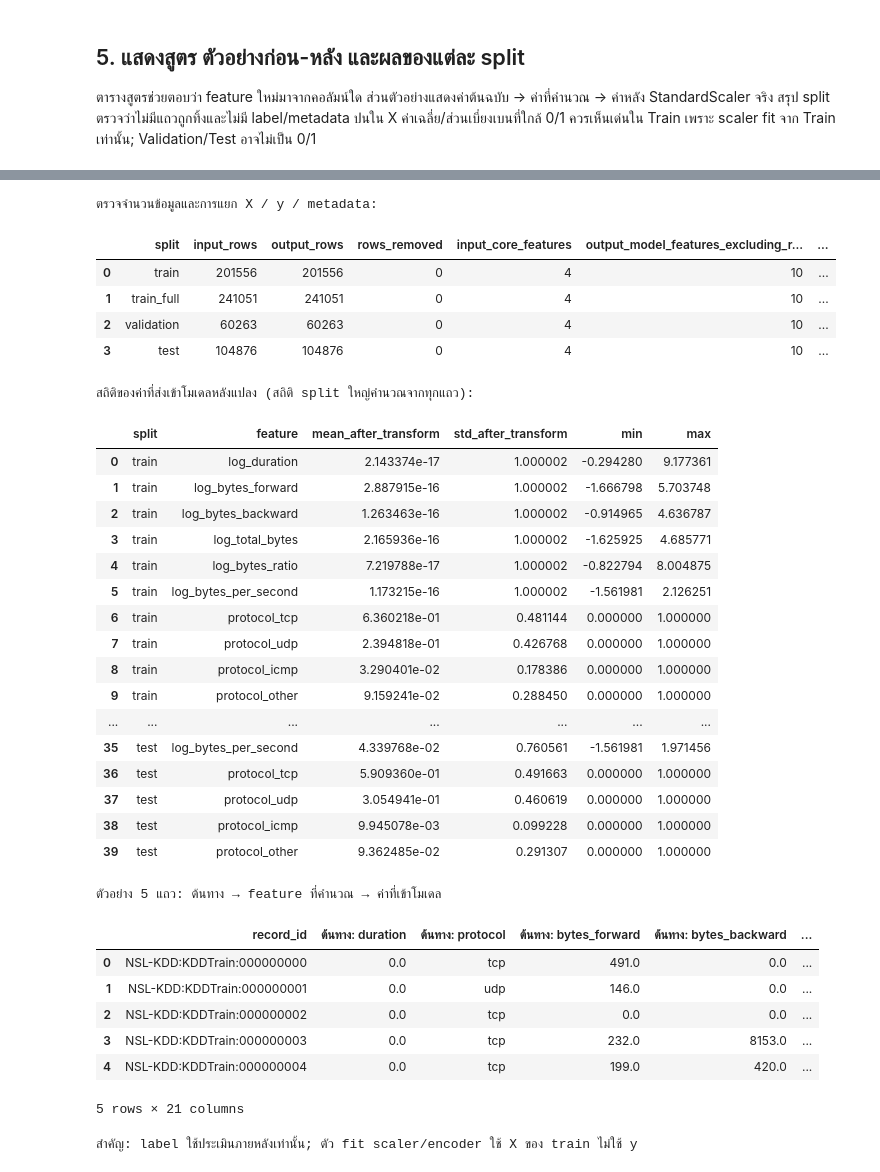
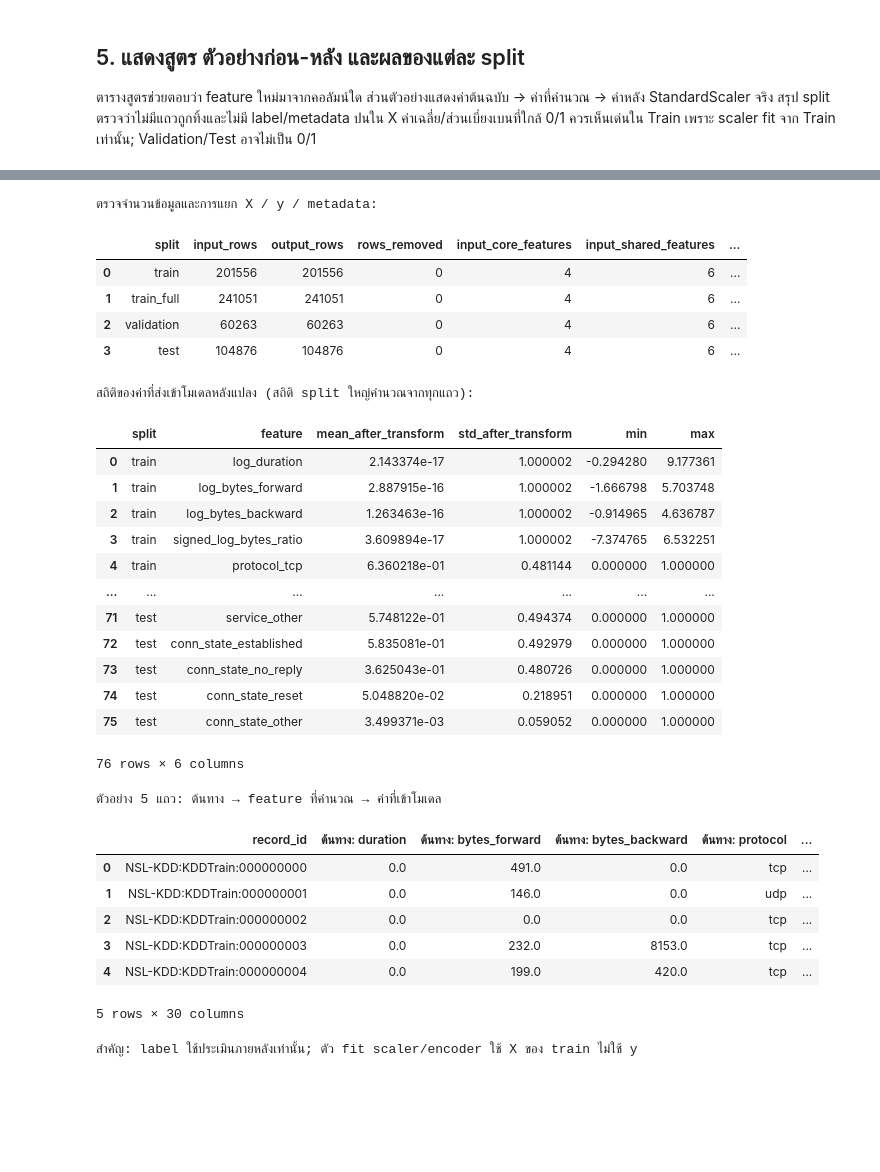
Before and after one commit to kokonj456-dotcom/CSI-ML-Network-Traffic-Detection, a Jupyter notebook: data-pipeline/common/feature_engineering.ipynb, the cells around one changed output, grey strips where cells are left out. Drawn from its saved outputs; the diff is of its cells as text; code cells hidden in the pictures; blank space fills up the shorter version.

```diff
--- a/data-pipeline/common/feature_engineering.ipynb
+++ b/data-pipeline/common/feature_engineering.ipynb
@@ -243,26 +296,27 @@ Core features: ['duration', 'protocol', 'bytes_forward', 'bytes_backward']
 # %%
 feature_schema = json.loads((OUTPUT_ROOT / 'feature_schema.json').read_text(encoding='utf-8'))
 used_core = feature_schema['core_features_used']
+used_inputs = feature_schema['source_features_used']
 numeric_names = feature_schema['numeric_features']
 recipe_rows = []
 recipe_by_name = {
     'log_duration': ('duration', 'log(1 + duration)', 'บีบช่วง duration ที่มีหางยาว'),
     'log_bytes_forward': ('bytes_forward', 'log(1 + bytes_forward)', 'บีบช่วง bytes ทิศทางต้นทาง'),
     'log_bytes_backward': ('bytes_backward', 'log(1 + bytes_backward)', 'บีบช่วง bytes ทิศทางกลับ'),
-    'log_total_bytes': ('bytes_forward + bytes_backward', 'log(1 + ผลรวม bytes)', 'แทนปริมาณข้อมูลรวมสองทิศทาง'),
-    'log_bytes_ratio': ('bytes_forward / (bytes_backward + 1)', 'log(1 + อัตราส่วน bytes)', 'ช่วยเทียบความไม่สมมาตรของ bytes'),
-    'log_bytes_per_second': ('(bytes_forward + bytes_backward) / max(duration, 1e-6)', 'log(1 + bytes ต่อวินาที)', 'แสดงความเข้มข้นของการส่งข้อมูล'),
+    'signed_log_bytes_ratio': ('bytes_forward, bytes_backward', 'log1p(forward) - log1p(backward)', 'ค่าบวกคือขาไปมากกว่า ค่าลบคือขากลับมากกว่า'),
 }
 for output_name in numeric_names:
     source, formula, purpose = recipe_by_name.get(output_name, ('core feature', 'คำนวณตามสูตรใน cell ก่อนหน้า', 'feature เชิงตัวเลขที่ใช้ร่วมได้'))
     recipe_rows.append({'model_feature': output_name, 'source_feature': source,
                         'formula_before_scaling': formula, 'เหตุผล': purpose,
                         'หลังคำนวณ': 'StandardScaler ที่ fit บน Train'})
-for output_name in feature_schema['categorical_features']:
-    recipe_rows.append({'model_feature': output_name, 'source_feature': 'protocol',
-                        'formula_before_scaling': 'One-Hot: protocol เป็น 0/1 ในหมวดที่กำหนด',
-                        'เหตุผล': 'แปลงหมวดข้อความเป็นตัวเลขโดยไม่สร้างลำดับปลอม',
-                        'หลังคำนวณ': 'ไม่ผ่าน StandardScaler'})
+for source_column, output_columns in feature_schema['categorical_feature_groups'].items():
+    for output_name in output_columns:
+        category_name = output_name.removeprefix(source_column + '_')
+        recipe_rows.append({'model_feature': output_name, 'source_feature': source_column,
+                            'formula_before_scaling': f'One-Hot: {source_column} = {category_name}',
+                            'เหตุผล': 'แปลงหมวดข้อความเป็นตัวเลขโดยไม่สร้างลำดับปลอม',
+                            'หลังคำนวณ': 'ไม่ผ่าน StandardScaler'})
 display(pd.DataFrame(recipe_rows))
 
 split_audit_rows, statistic_rows = [], []
@@ -281,6 +335,7 @@ for split_name in SPLITS:
         'split': split_name, 'input_rows': len(source_features), 'output_rows': len(model_features),
         'rows_removed': len(source_features) - len(model_features),
         'input_core_features': len(used_core),
+        'input_shared_features': len(used_inputs),
         'output_model_features_excluding_record_id': model_features.shape[1] - 1,
         'labels_rows_separate': len(output_labels), 'metadata_rows_separate': len(output_metadata),
         'missing_model_values': int(model_features.drop(columns=[KEY]).isna().sum().sum()),
@@ -304,9 +359,9 @@ display(pd.DataFrame(statistic_rows))
 
 train_input = pd.read_csv(BUILD_ROOT / 'splits' / 'train' / 'features.csv', nrows=5)
 train_output = pd.read_csv(OUTPUT_ROOT / 'train' / 'features.csv', nrows=5)
-engineered_preview = _derive(train_input, used_core)
+engineered_preview = _derive(train_input)
 example = pd.DataFrame({'record_id': train_input[KEY].astype(str)})
-for column in used_core:
+for column in used_inputs:
     if column in train_input:
         example[f'ต้นทาง: {column}'] = train_input[column]
 for column in engineered_preview:
@@ -332,33 +393,29 @@ print('สำคัญ: label ใช้ประเมินภายหลั
 ตรวจจำนวนข้อมูลและการแยก X / y / metadata:
-|  | split | input_rows | output_rows | rows_removed | input_core_features | output_model_features_excluding_r... | ... |
-| 0 | train | 201556 | 201556 | 0 | 4 | 10 | ... |
-| 1 | train_full | 241051 | 241051 | 0 | 4 | 10 | ... |
-| 2 | validation | 60263 | 60263 | 0 | 4 | 10 | ... |
-| 3 | test | 104876 | 104876 | 0 | 4 | 10 | ... |
+|  | split | input_rows | output_rows | rows_removed | input_core_features | input_shared_features | ... |
+| 0 | train | 201556 | 201556 | 0 | 4 | 6 | ... |
+| 1 | train_full | 241051 | 241051 | 0 | 4 | 6 | ... |
+| 2 | validation | 60263 | 60263 | 0 | 4 | 6 | ... |
+| 3 | test | 104876 | 104876 | 0 | 4 | 6 | ... |
 สถิติของค่าที่ส่งเข้าโมเดลหลังแปลง (สถิติ split ใหญ่คำนวณจากทุกแถว):
 |  | split | feature | mean_after_transform | std_after_transform | min | max |
 | 0 | train | log_duration | 2.143374e-17 | 1.000002 | -0.294280 | 9.177361 |
 | 1 | train | log_bytes_forward | 2.887915e-16 | 1.000002 | -1.666798 | 5.703748 |
 | 2 | train | log_bytes_backward | 1.263463e-16 | 1.000002 | -0.914965 | 4.636787 |
-| 3 | train | log_total_bytes | 2.165936e-16 | 1.000002 | -1.625925 | 4.685771 |
-| 4 | train | log_bytes_ratio | 7.219788e-17 | 1.000002 | -0.822794 | 8.004875 |
-| 5 | train | log_bytes_per_second | 1.173215e-16 | 1.000002 | -1.561981 | 2.126251 |
-| 6 | train | protocol_tcp | 6.360218e-01 | 0.481144 | 0.000000 | 1.000000 |
-| 7 | train | protocol_udp | 2.394818e-01 | 0.426768 | 0.000000 | 1.000000 |
-| 8 | train | protocol_icmp | 3.290401e-02 | 0.178386 | 0.000000 | 1.000000 |
-| 9 | train | protocol_other | 9.159241e-02 | 0.288450 | 0.000000 | 1.000000 |
+| 3 | train | signed_log_bytes_ratio | 3.609894e-17 | 1.000002 | -7.374765 | 6.532251 |
+| 4 | train | protocol_tcp | 6.360218e-01 | 0.481144 | 0.000000 | 1.000000 |
 | ... | ... | ... | ... | ... | ... | ... |
-| 35 | test | log_bytes_per_second | 4.339768e-02 | 0.760561 | -1.561981 | 1.971456 |
-| 36 | test | protocol_tcp | 5.909360e-01 | 0.491663 | 0.000000 | 1.000000 |
-| 37 | test | protocol_udp | 3.054941e-01 | 0.460619 | 0.000000 | 1.000000 |
-| 38 | test | protocol_icmp | 9.945078e-03 | 0.099228 | 0.000000 | 1.000000 |
-| 39 | test | protocol_other | 9.362485e-02 | 0.291307 | 0.000000 | 1.000000 |
+| 71 | test | service_other | 5.748122e-01 | 0.494374 | 0.000000 | 1.000000 |
+| 72 | test | conn_state_established | 5.835081e-01 | 0.492979 | 0.000000 | 1.000000 |
+| 73 | test | conn_state_no_reply | 3.625043e-01 | 0.480726 | 0.000000 | 1.000000 |
+| 74 | test | conn_state_reset | 5.048820e-02 | 0.218951 | 0.000000 | 1.000000 |
+| 75 | test | conn_state_other | 3.499371e-03 | 0.059052 | 0.000000 | 1.000000 |
-ตัวอย่าง 5 แถว: ต้นทาง → feature ที่คำนวณ → ค่าที่เข้าโมเดล
+76 rows × 6 columns
+ตัวอย่าง 5 แถว: ต้นทาง → feature ที่คำนวณ → ค่าที่เข้าโมเดล
-|  | record_id | ต้นทาง: duration | ต้นทาง: protocol | ต้นทาง: bytes_forward | ต้นทาง: bytes_backward | ... |
-| 0 | NSL-KDD:KDDTrain:000000000 | 0.0 | tcp | 491.0 | 0.0 | ... |
-| 1 | NSL-KDD:KDDTrain:000000001 | 0.0 | udp | 146.0 | 0.0 | ... |
-| 2 | NSL-KDD:KDDTrain:000000002 | 0.0 | tcp | 0.0 | 0.0 | ... |
-| 3 | NSL-KDD:KDDTrain:000000003 | 0.0 | tcp | 232.0 | 8153.0 | ... |
-| 4 | NSL-KDD:KDDTrain:000000004 | 0.0 | tcp | 199.0 | 420.0 | ... |
+|  | record_id | ต้นทาง: duration | ต้นทาง: bytes_forward | ต้นทาง: bytes_backward | ต้นทาง: protocol | ... |
+| 0 | NSL-KDD:KDDTrain:000000000 | 0.0 | 491.0 | 0.0 | tcp | ... |
+| 1 | NSL-KDD:KDDTrain:000000001 | 0.0 | 146.0 | 0.0 | udp | ... |
+| 2 | NSL-KDD:KDDTrain:000000002 | 0.0 | 0.0 | 0.0 | tcp | ... |
+| 3 | NSL-KDD:KDDTrain:000000003 | 0.0 | 232.0 | 8153.0 | tcp | ... |
+| 4 | NSL-KDD:KDDTrain:000000004 | 0.0 | 199.0 | 420.0 | tcp | ... |
-5 rows × 21 columns
-สำคัญ: label ใช้ประเมินภายหลังเท่านั้น; ตัว fit scaler/encoder ใช้ X ของ train ไม่ใช้ y
+5 rows × 30 columns
+สำคัญ: label ใช้ประเมินภายหลังเท่านั้น; ตัว fit scaler/encoder ใช้ X ของ train ไม่ใช้ y
```
Also changed, not shown: parts of 6 cells of this notebook, 6 other files.
